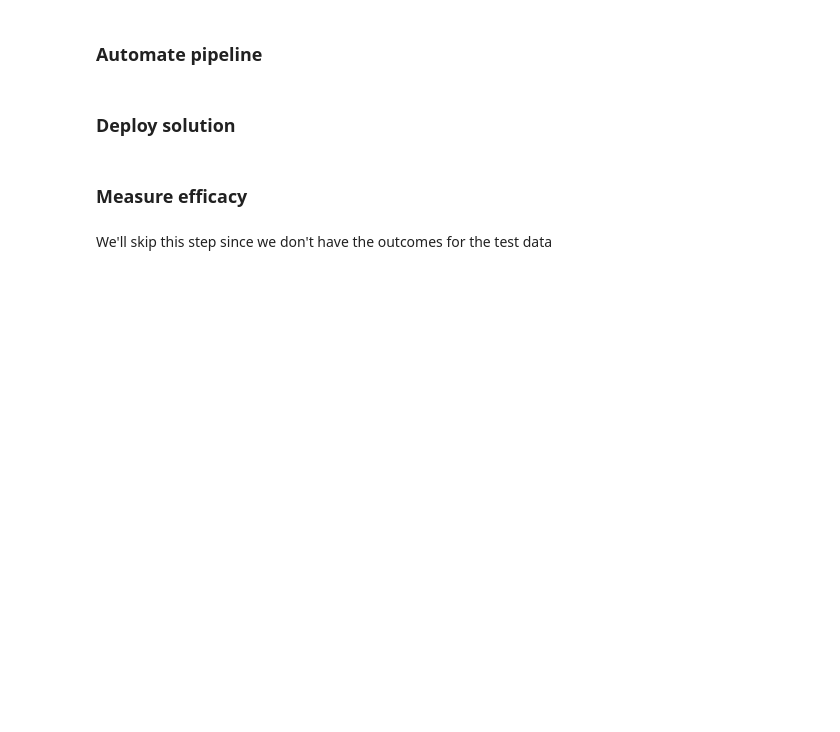
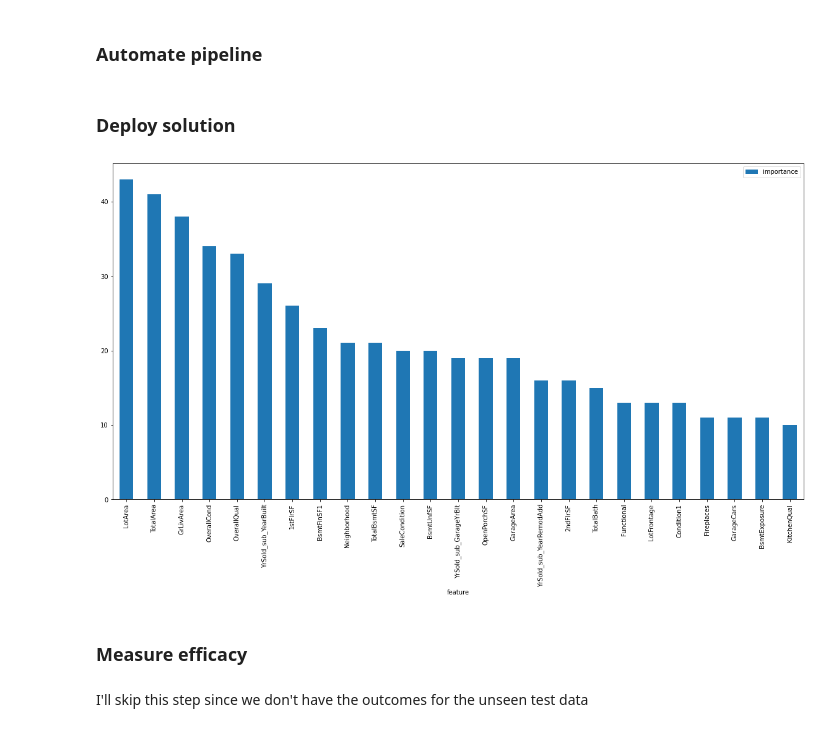
Before and after one commit to vbabashov/house-prices, a Jupyter notebook: price_prediction.ipynb, the cells around one changed output. Cells and saved outputs as stored; diff of their text form; code cells hidden in the pictures; blank space fills up the shorter version.

```diff
--- a/price_prediction.ipynb
+++ b/price_prediction.ipynb
@@ -527,13 +504,2 @@ for name, gs_est in sorted(gridcvs.items()):
 # %% [markdown]
 ### Perform Model Selection (i.e., Hyperparameter Tuning) Once the Algorithm Selection is Made
-# %%
-#2-fold cross validation on the best model, fit on the entire dataset
-gcv_model_select = GridSearchCV(estimator=pipe3,
-                                param_grid=param_grid3,
-                                scoring='neg_mean_absolute_error',
-                                n_jobs=-1,
-                                cv = 2,
-                                verbose=0,
-                                refit=True)
-
-gcv_model_select.fit(feature_train, target_train)
@@ -554,0 +534,2 @@ print('Test MAE for Best Model: %.2f' % (test_))
+# %%
+best_model = tune_and_select_best_model (pipe3, param_grid3, X_train, y_train, X_test, y_test) # hyperparameter tuning using the Gridsearch and report train and test accuracy using the LightGBM
@@ -562,2 +551,6 @@ print('Test MAE for Best Model: %.2f' % (test_))
+# %%
+#script that trains model on entire training set, and generate predictions on unseen test data, i.e., X_pred
+best_model.fit(X_entire,y_entire)
+predictions = np.round(np.exp(best_model.predict(X_pred)),2)
 # %% [markdown]
 ### Deploy solution
@@ -568,4 +564,26 @@ print('Test MAE for Best Model: %.2f' % (test_))
+# %%
+def store_feature_importance (model):
+    ''' stores the feature importance to dataframe'''
+    if hasattr(model, 'feature_importances_'):
+        importances = model[0].feature_importances_
+    else:
+        #linear models don't have feature_importances_
+        importances = [0]*len(model[0].feature_name_)
+    feature_importances = pd.DataFrame({'feature': model[0].feature_name_, 'importance': model[0].feature_importances_})
+    feature_importances.sort_values(by='importance', ascending=False, inplace=True)
+    #set index to 'feature'
+    feature_importances.set_index('feature', inplace=True, drop=True)
+    return feature_importances
+
+features = store_feature_importance (best_model) # store feature importances
+save_results(best_model, predictions, features) #save model, predictions and feature importances on disk
+# %%
+#create plot for feature importance
+features[0:25].plot.bar(figsize=(20,10))
+plt.show()
+# %% [output]
+[figure, added]
 # %% [markdown]
 ### Measure efficacy
 # %% [markdown]
-We'll skip this step since we don't have the outcomes for the test data
+I'll skip this step since we don't have the outcomes for the unseen test data
```
Also changed, not shown: parts of 41 cells of this notebook.
